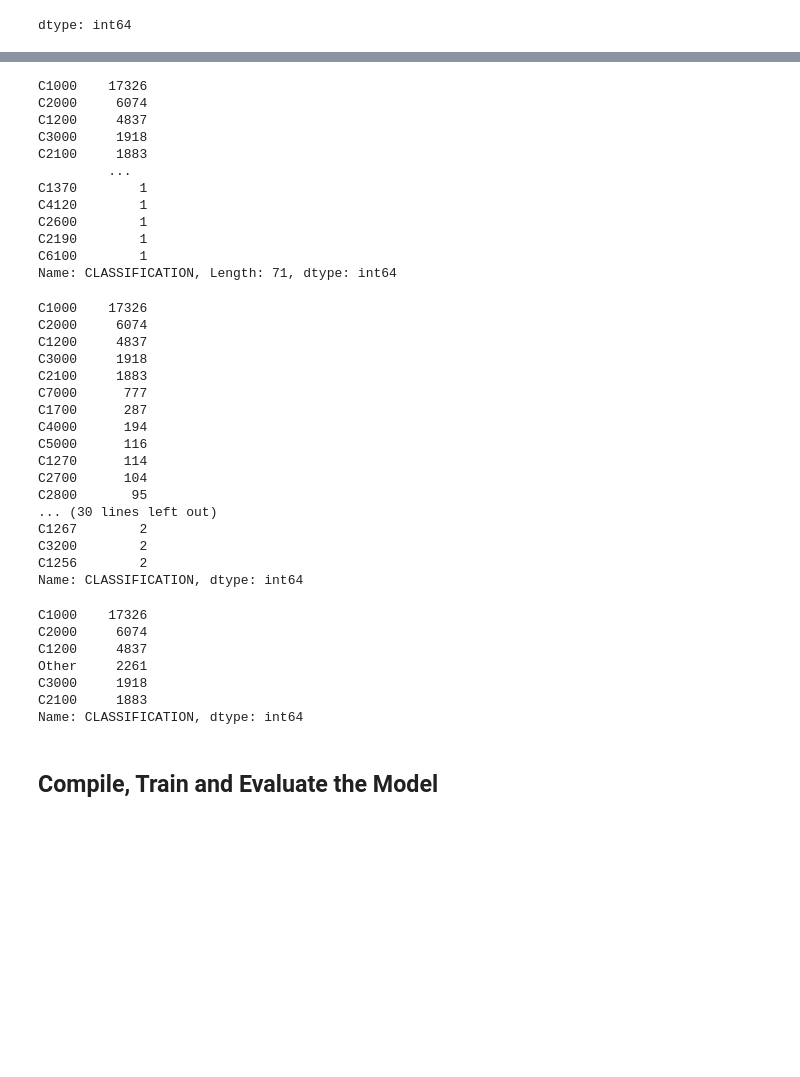
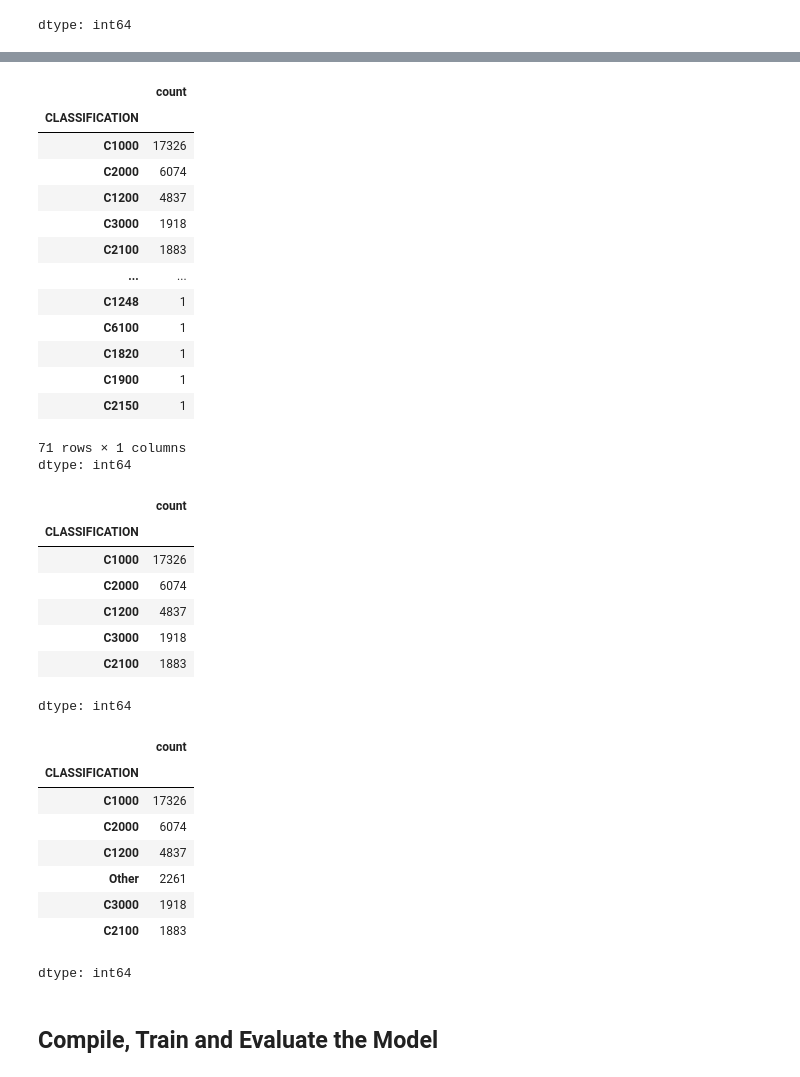
Before and after one commit to gbadrain/deep-learning-challenge, a Jupyter notebook: Deep_Learning_Challenge/AlphabetSoupCharity_Optimization.ipynb, the cells around one changed output, grey strips where cells are left out. Saved outputs shown, nothing was run; the diff lists cells and outputs as text; code cells hidden in the pictures; blank space fills up the shorter version.

```diff
--- a/Deep_Learning_Challenge/AlphabetSoupCharity_Optimization.ipynb
+++ b/Deep_Learning_Challenge/AlphabetSoupCharity_Optimization.ipynb
@@ -103,44 +104,40 @@ Name: count, dtype: int64
 # %%
 # Look at CLASSIFICATION value counts to identify and replace with "Other"
-#  YOUR CODE GOES HERE
+class_counts = application_df['CLASSIFICATION'].value_counts()
+class_counts
 # %% [output]
+|  | count |
+| CLASSIFICATION |  |
+| C1000 | 17326 |
+| C2000 | 6074 |
+| C1200 | 4837 |
+| C3000 | 1918 |
+| C2100 | 1883 |
+| ... | ... |
+| C1248 | 1 |
+| C6100 | 1 |
+| C1820 | 1 |
+| C1900 | 1 |
+| C2150 | 1 |
-C1000    17326
-C2000     6074
-C1200     4837
-C3000     1918
-C2100     1883
-         ...
-C1370        1
-C4120        1
-C2600        1
-C2190        1
-C6100        1
-Name: CLASSIFICATION, Length: 71, dtype: int64
+71 rows × 1 columns
+dtype: int64
 # %%
 # You may find it helpful to look at CLASSIFICATION value counts >1
-#  YOUR CODE GOES HERE
+class_counts_gt1 = class_counts.loc[class_counts > 1]
+class_counts_gt1.head()
 # %% [output]
+|  | count |
+| CLASSIFICATION |  |
+| C1000 | 17326 |
+| C2000 | 6074 |
+| C1200 | 4837 |
+| C3000 | 1918 |
+| C2100 | 1883 |
-C1000    17326
-C2000     6074
-C1200     4837
-C3000     1918
-C2100     1883
-C7000      777
-C1700      287
-C4000      194
-C5000      116
-C1270      114
-C2700      104
-C2800       95
-... (30 lines left out)
-C1267        2
-C3200        2
-C1256        2
-Name: CLASSIFICATION, dtype: int64
+dtype: int64
 # %%
 # Choose a cutoff value and create a list of classifications to be replaced
 # use the variable name `classifications_to_replace`
-#  YOUR CODE GOES HERE
+classifications_to_replace = list(class_counts[class_counts < 1000].index)
 
 # Replace in dataframe
 for cls in classifications_to_replace:
@@ -149,12 +146,14 @@ for cls in classifications_to_replace:
 # Check to make sure replacement was successful
 application_df['CLASSIFICATION'].value_counts()
 # %% [output]
+|  | count |
+| CLASSIFICATION |  |
+| C1000 | 17326 |
+| C2000 | 6074 |
+| C1200 | 4837 |
+| Other | 2261 |
+| C3000 | 1918 |
+| C2100 | 1883 |
-C1000    17326
-C2000     6074
-C1200     4837
-Other     2261
-C3000     1918
-C2100     1883
-Name: CLASSIFICATION, dtype: int64
+dtype: int64
 # %%
 # Convert categorical data to numeric with `pd.get_dummies`
```
Also changed, not shown: parts of 5 cells of this notebook.
